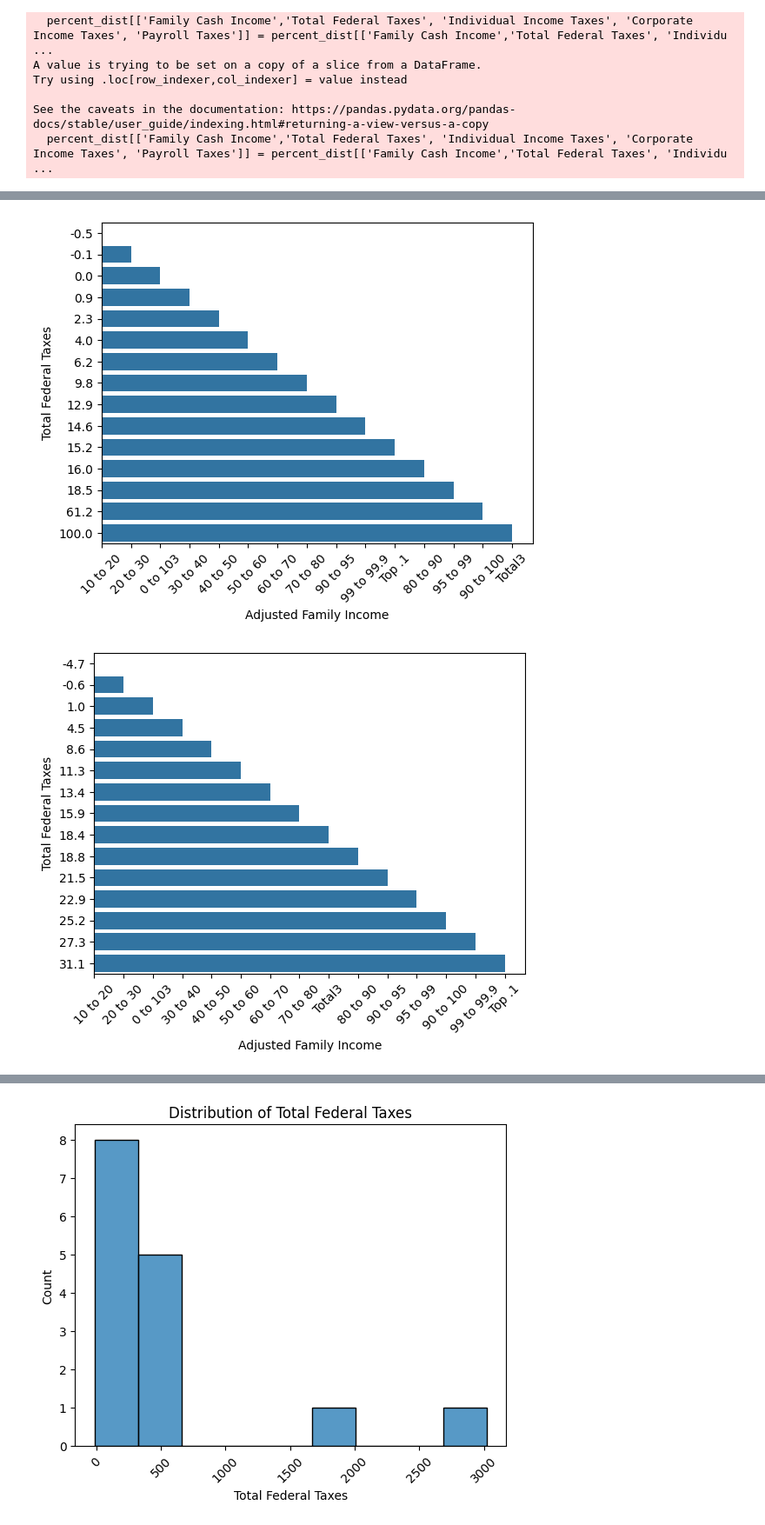
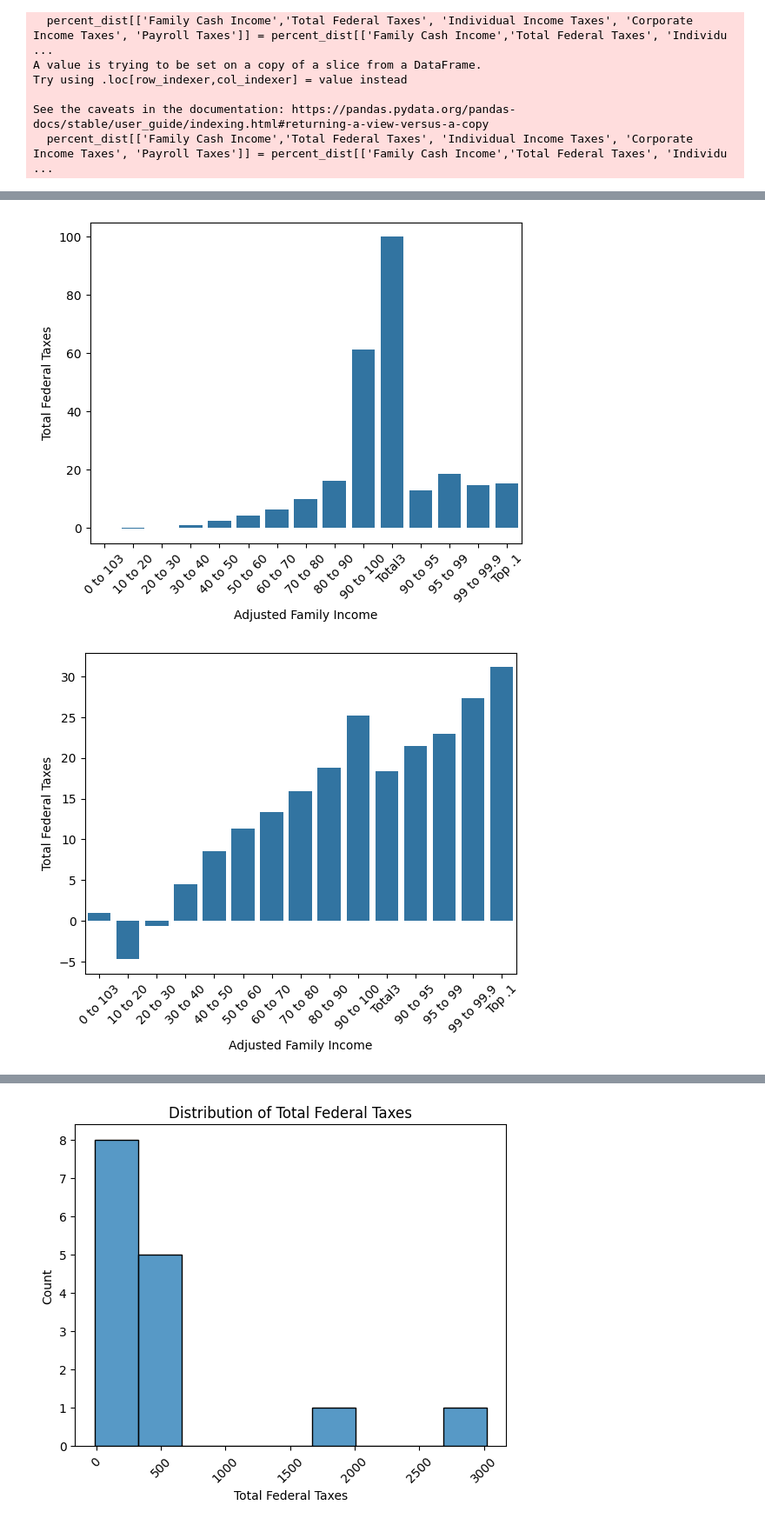
Before and after one commit to cann-emma/myfork-visualization, a Jupyter notebook: assignment/assignment.ipynb, the cells around one changed output, grey strips where cells are left out. Shown at 87% size. Saved outputs shown, nothing was run; the diff lists cells and outputs as text; code cells hidden in the pictures.

```diff
--- a/assignment/assignment.ipynb
+++ b/assignment/assignment.ipynb
@@ -557,18 +576,18 @@ plt.show()
 # %%
-sns.barplot(data= mfbd, x= 'Adjusted Family Income', y= 'Total Federal Taxes', orient='h')
+sns.barplot(data= mfbd, x= 'Adjusted Family Income', y= 'Total Federal Taxes', orient='v')
 plt.xticks(rotation=45)
 plt.show()
 
-sns.barplot(data= percent_dist, x= 'Adjusted Family Income', y= 'Total Federal Taxes', orient='h')
+sns.barplot(data= percent_dist, x= 'Adjusted Family Income', y= 'Total Federal Taxes', orient='v')
 plt.xticks(rotation=45)
 plt.show()
 
-sns.barplot(data= average_rates, x= 'Adjusted Family Income', y= 'Total Federal Taxes', orient='h')
+sns.barplot(data= average_rates, x= 'Adjusted Family Income', y= 'Total Federal Taxes', orient='v')
 plt.xticks(rotation=45)
 plt.show()
 
 
-sns.barplot(data= cbo_1, x= 'Adjusted Family Income', y= 'Total Federal Taxes', orient='h')
+sns.barplot(data= cbo_1, x= 'Adjusted Family Income', y= 'Total Federal Taxes', orient='v')
 plt.xticks(rotation=45)
 plt.show()
 # %% [output]
@@ -576,2 +595,2 @@ plt.show()
-[figure, old version]
+[figure, new version]
-[figure, old version]
+[figure, new version]
```
Also changed, not shown: parts of 17 cells of this notebook.
